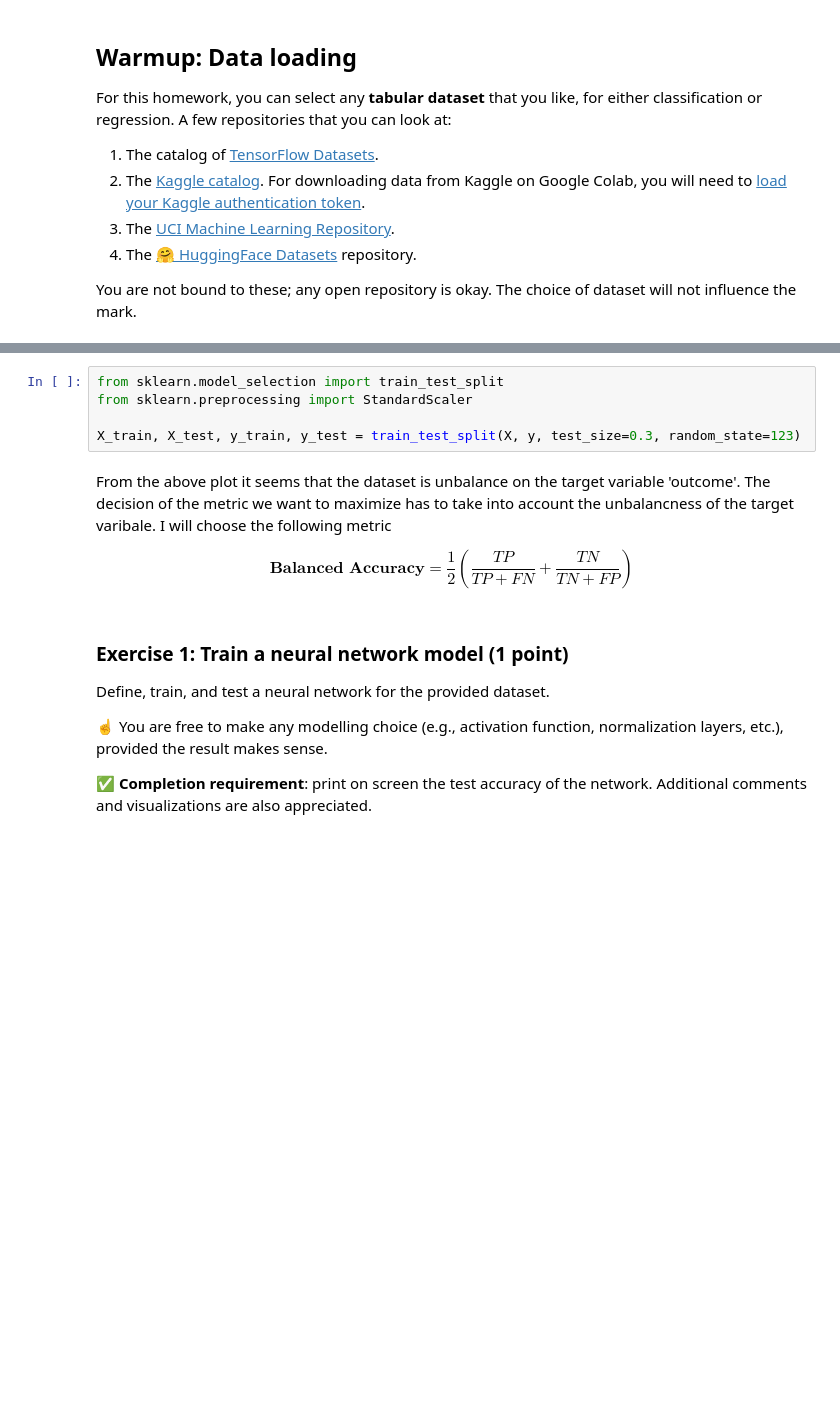
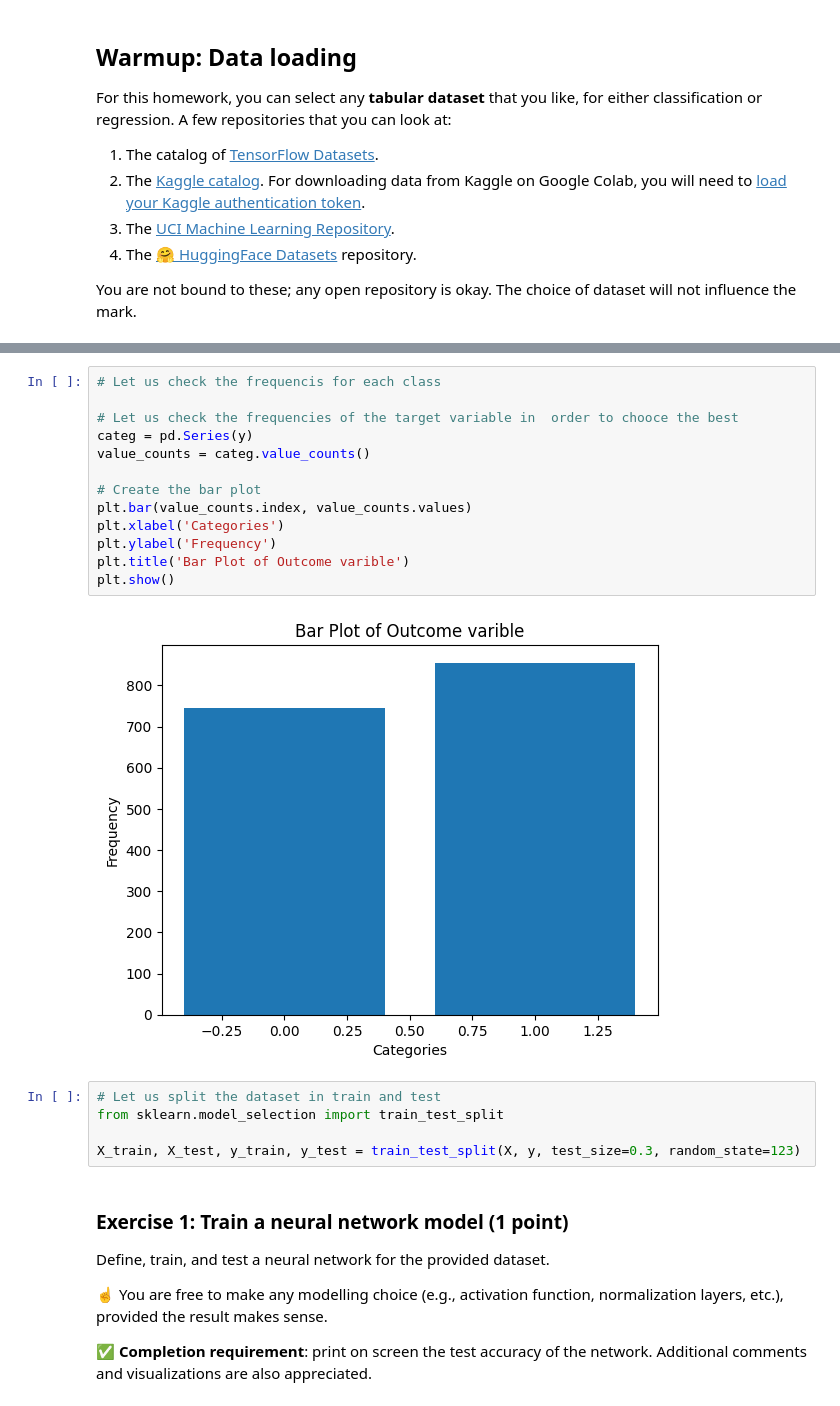
Before and after one commit to PaoloBarba/NN_Homework_1, a Jupyter notebook: NNDS_2023_Homework.ipynb, the cells around one changed output, grey strips where cells are left out. Drawn from its saved outputs; the diff is of its cells as text; blank space fills up the shorter version.

```diff
--- a/NNDS_2023_Homework.ipynb
+++ b/NNDS_2023_Homework.ipynb
@@ -109,14 +111,23 @@ See the caveats in the documentation: https://pandas.pydata.org/pandas-docs/stab
+# %%
+# Let us check the frequencis for each class
+
+# Let us check the frequencies of the target variable in  order to chooce the best
+categ = pd.Series(y)
+value_counts = categ.value_counts()
+
+# Create the bar plot
+plt.bar(value_counts.index, value_counts.values)
+plt.xlabel('Categories')
+plt.ylabel('Frequency')
+plt.title('Bar Plot of Outcome varible')
+plt.show()
+# %% [output]
+[figure, added]
 # %%
+# Let us split the dataset in train and test
 from sklearn.model_selection import train_test_split
-from sklearn.preprocessing import StandardScaler
 
 X_train, X_test, y_train, y_test = train_test_split(X, y, test_size=0.3, random_state=123)
-# %% [markdown]
-From the above plot it seems that the dataset is unbalance on the target variable 'outcome'. The decision of the metric we want to maximize has to take into account the unbalancness of the target varibale. I will choose the following metric
-
-
-$$
-\textbf{Balanced Accuracy} = \frac{1}{2} \left( \frac{TP}{TP+FN} + \frac{TN}{TN+FP} \right)$$
 # %% [markdown]
 ### Exercise 1: Train a neural network model (1 point)
 
```
Also changed, not shown: parts of 17 cells of this notebook.
